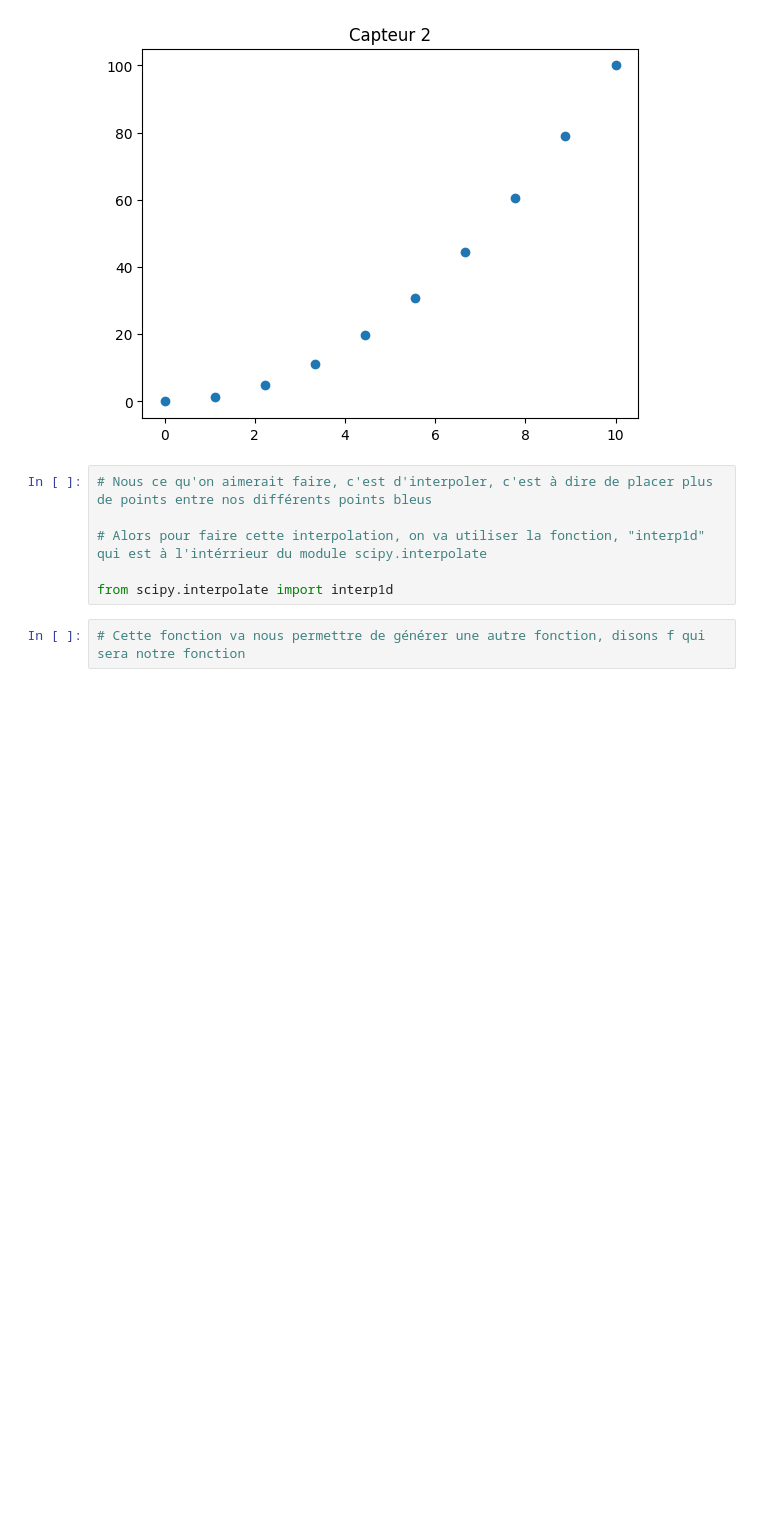
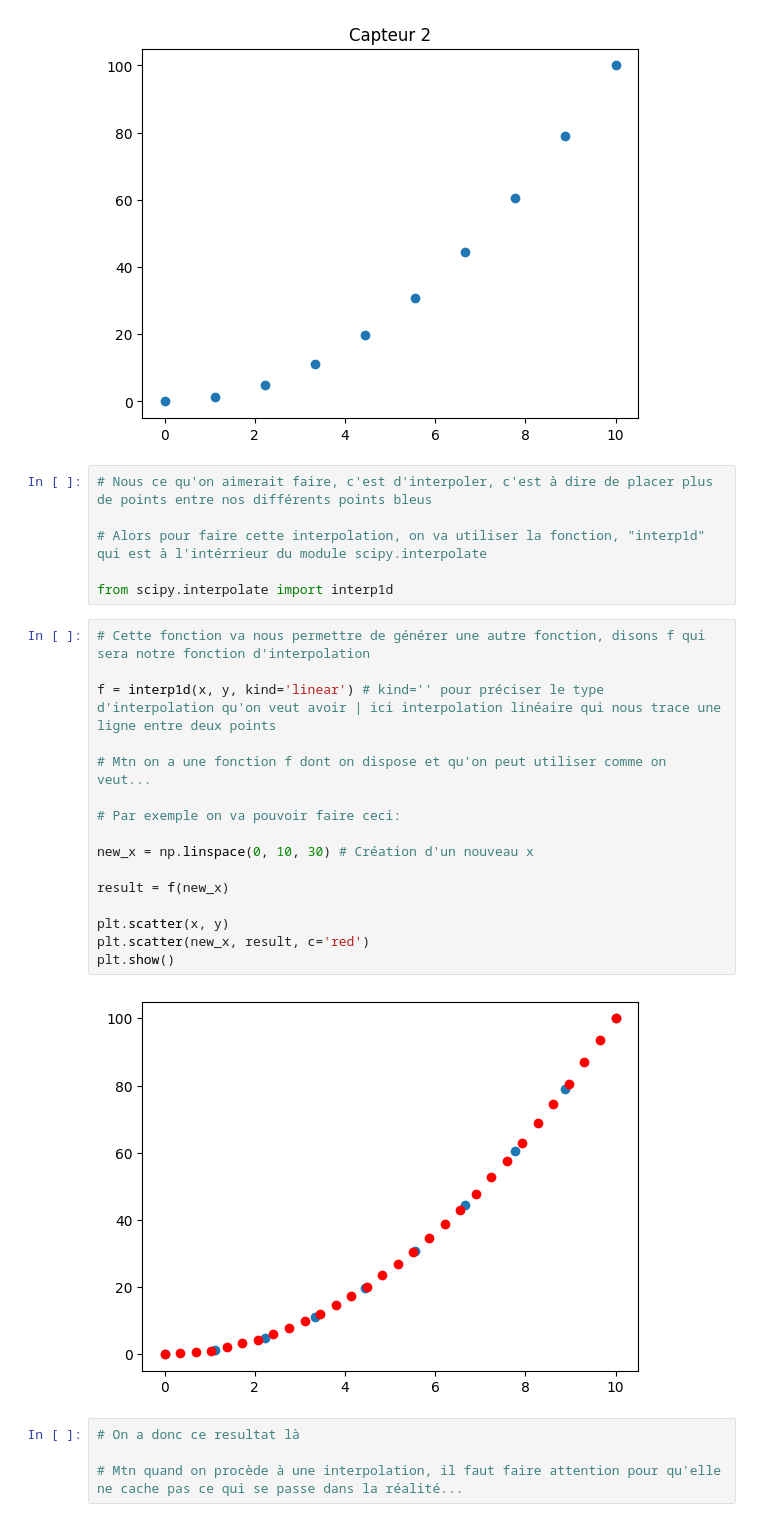
Before and after one commit to PatriceDAGBE/Data-Science-Formation, a Jupyter notebook: Machine Learnia/Base Python/5 Scipy courses.ipynb, the cells around one changed output. Drawn from its saved outputs; the diff is of its cells as text; blank space fills up the shorter version.

```diff
--- a/Machine Learnia/Base Python/5 Scipy courses.ipynb
+++ b/Machine Learnia/Base Python/5 Scipy courses.ipynb
@@ -50,4 +50,24 @@ plt.show()
 
 from scipy.interpolate import interp1d
 # %%
-# Cette fonction va nous permettre de générer une autre fonction, disons f qui sera notre fonction
+# Cette fonction va nous permettre de générer une autre fonction, disons f qui sera notre fonction d'interpolation
+
+f = interp1d(x, y, kind='linear') # kind='' pour préciser le type d'interpolation qu'on veut avoir | ici interpolation linéaire qui nous trace une ligne entre deux points
+
+# Mtn on a une fonction f dont on dispose et qu'on peut utiliser comme on veut...
+
+# Par exemple on va pouvoir faire ceci:
+
+new_x = np.linspace(0, 10, 30) # Création d'un nouveau x
+
+result = f(new_x)
+
+plt.scatter(x, y)
+plt.scatter(new_x, result, c='red')
+plt.show()
+# %% [output]
+[figure, added]
+# %%
+# On a donc ce resultat là
+
+# Mtn quand on procède à une interpolation, il faut faire attention pour qu'elle ne cache pas ce qui se passe dans la réalité...
```
Also changed, not shown: parts of 6 cells of this notebook, 2 other files.
